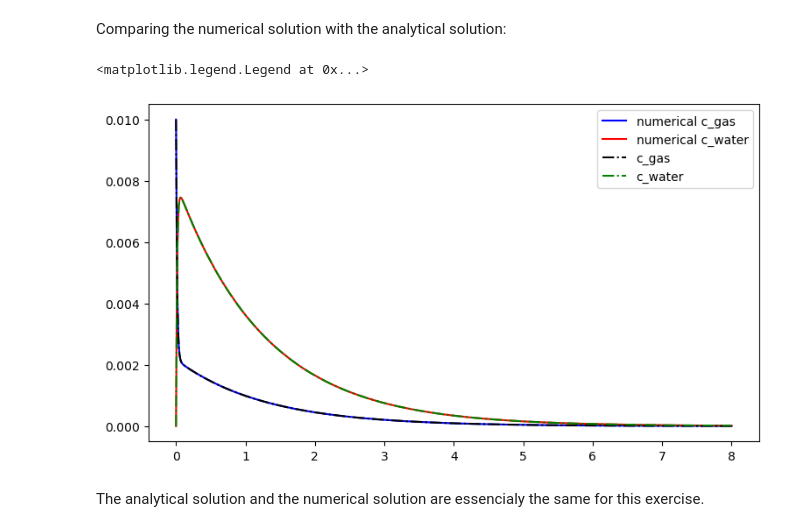
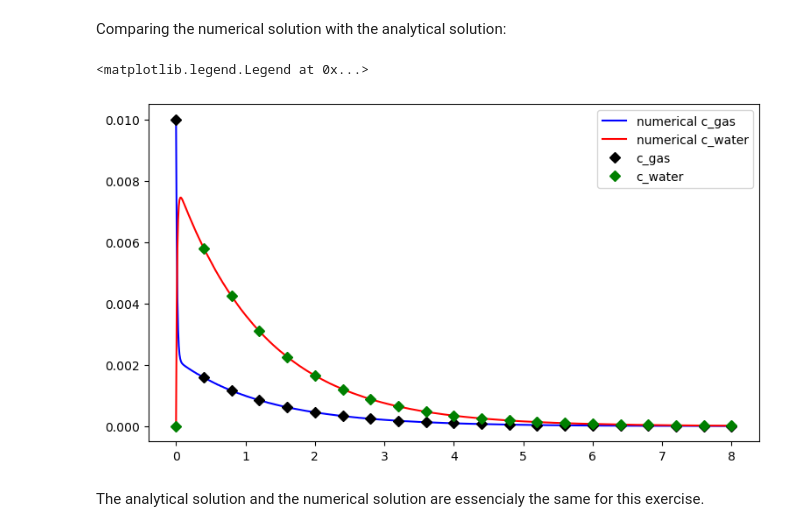
Before and after one commit to vcantarella/secunda, a Jupyter notebook: notebooks/reaction_experiments/kinetic_mass_transfer_gass_water.ipynb, the cells around one changed output. Drawn from its saved outputs; the diff is of its cells as text; code cells hidden in the pictures.

```diff
--- a/notebooks/reaction_experiments/kinetic_mass_transfer_gass_water.ipynb
+++ b/notebooks/reaction_experiments/kinetic_mass_transfer_gass_water.ipynb
@@ -187,13 +187,13 @@ sol = scipy.integrate.solve_ivp(f, (t_range[0],t_range[-1]),np.array([cg0,cw0]),
 # %%
 fig, ax = plt.subplots(figsize = (9,5))
 ax.plot(t_range,sol.y[0,:], '-b', label = 'numerical c_gas')
 ax.plot(t_range,sol.y[1,:], '-r', label = 'numerical c_water')
-ax.plot(t_range,cg_a,'-.k', label = 'c_gas')
-ax.plot(t_range,cw_a,'-.g', label = 'c_water')
+ax.plot(t_range[::40],cg_a[::40],'Dk', label = 'c_gas')
+ax.plot(t_range[::40],cw_a[::40],'Dg', label = 'c_water')
 ax.legend()
 # %% [output]
 <matplotlib.legend.Legend at 0x...>
-[figure, old version]
+[figure, new version]
 # %% [markdown]
 The analytical solution and the numerical solution are essencialy the same for this exercise.
 # %% [markdown]
```
Also changed, not shown: 20 other files.
